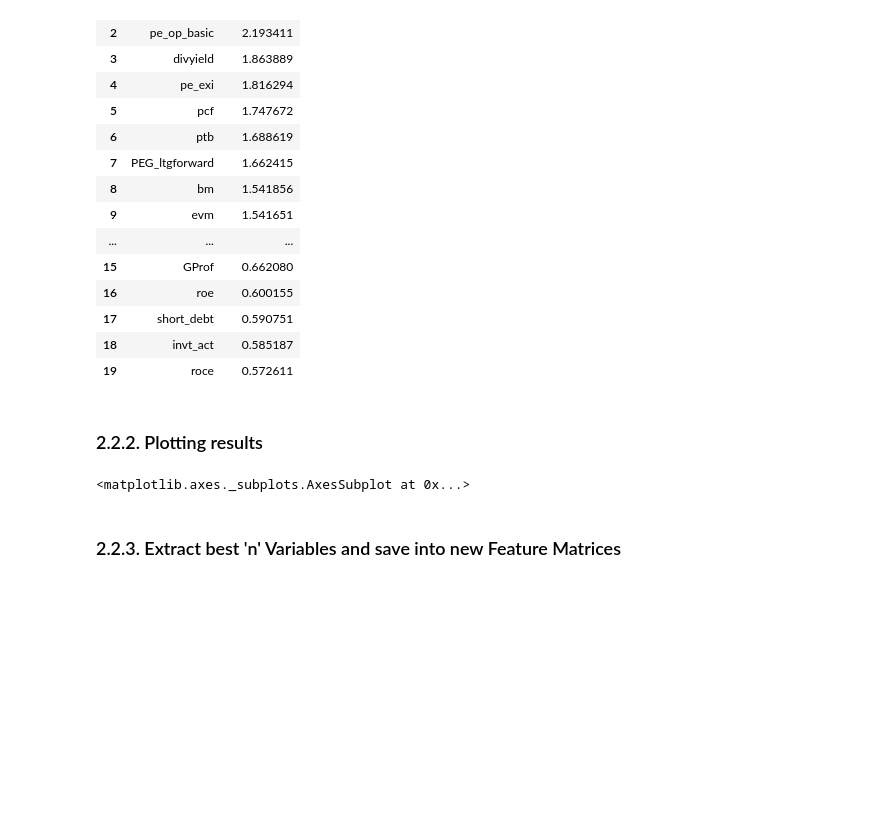
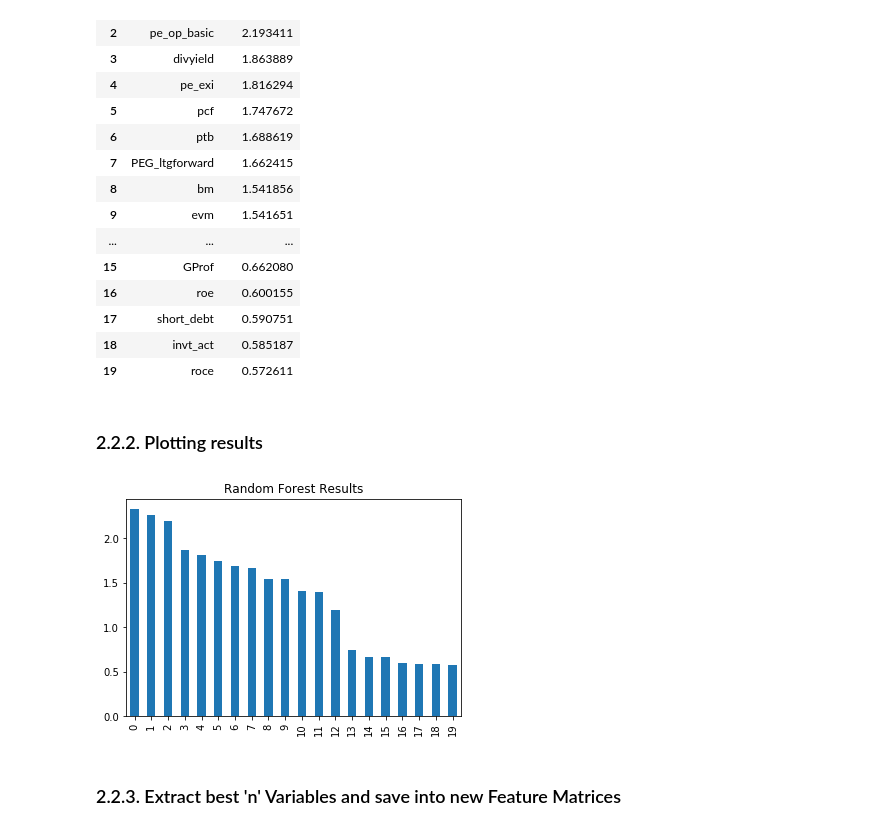
Before and after one commit to mathiasluethi/Machine_Learning_in_Finance_Group_Project, a Jupyter notebook: 0201A_feature_selection_randomforest.ipynb, the cells around one changed output. Saved outputs shown, nothing was run; the diff lists cells and outputs as text; code cells hidden in the pictures; blank space fills up the shorter version.

Commit message:
Added plot

```diff
--- a/0201A_feature_selection_randomforest.ipynb
+++ b/0201A_feature_selection_randomforest.ipynb
@@ -239,12 +240,14 @@ Most important features after 50 random states
 # %% [markdown]
 ### 2.2.2.  Plotting results
 # %%
-# Plot Feature Importance (both cumulative and individual)
+# Plot Feature Importance
 
 plt.figure()
+plt.title('Random Forest Results')
 important_features['importances'].plot(kind='bar')
+plt.show()
 # %% [output]
-<matplotlib.axes._subplots.AxesSubplot at 0x...>
+[figure, added]
 # %% [markdown]
 ### 2.2.3. Extract best 'n' Variables and save into new Feature Matrices
 # %% [markdown]
```
Also changed, not shown: parts of 2 cells of this notebook.
